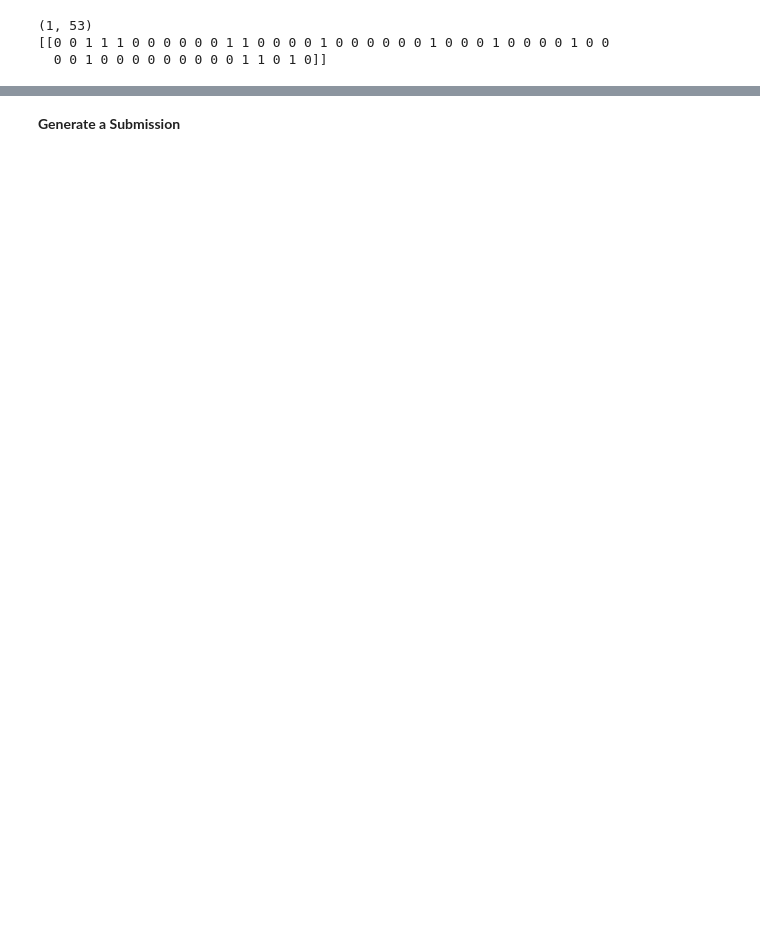
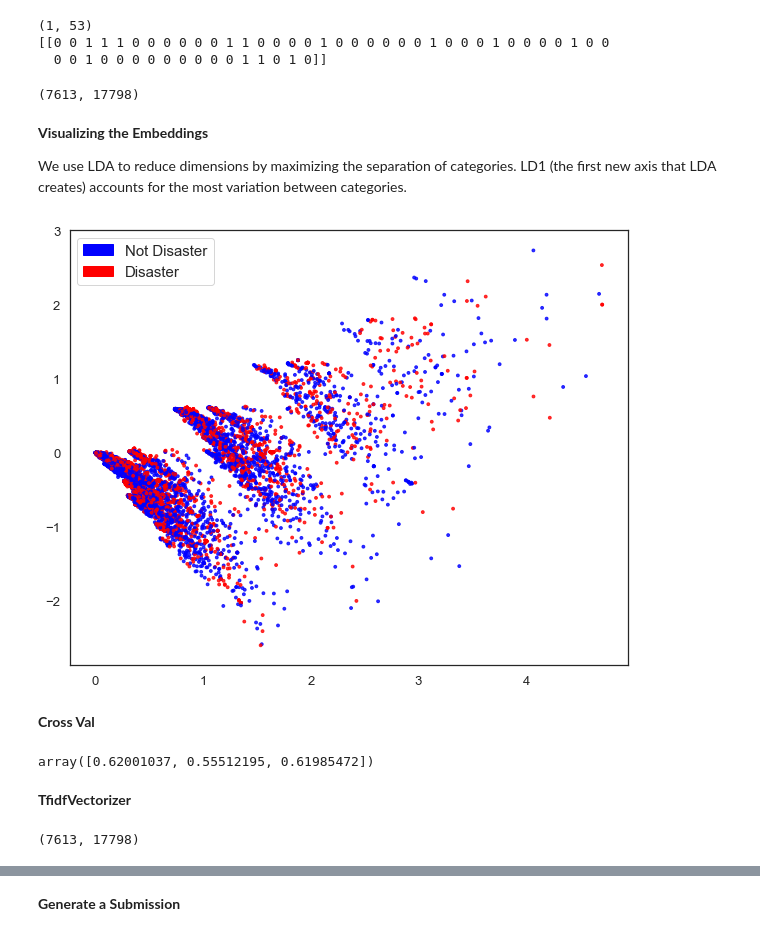
Before and after one commit to amypeniston/kaggle-competitions, a Jupyter notebook: disaster-tweets/3_Simple_Linear_Model.ipynb, the cells around one changed output, grey strips where cells are left out. Drawn from its saved outputs; the diff is of its cells as text; code cells hidden in the pictures; blank space fills up the shorter version.

```diff
--- a/disaster-tweets/3_Simple_Linear_Model.ipynb
+++ b/disaster-tweets/3_Simple_Linear_Model.ipynb
@@ -62,5 +77,5 @@ for dataset in [train, test]:
 # %%
-count_vectorizer = feature_extraction.text.CountVectorizer()
+count_vectorizer = CountVectorizer()
 
-ex_tweets = count_vectorizer.fit_transform(train["text"][0:5])
+ex_embeddings = count_vectorizer.fit_transform(train["text"][0:5])
 # %%
@@ -73,5 +88,40 @@ print(ex_tweets[0].todense())
 # %%
 train_vectors = count_vectorizer.fit_transform(train["text"])
 test_vectors = count_vectorizer.transform(test["text"])
+# %%
+train_vectors.shape
+# %% [output]
+(7613, 17798)
+# %% [markdown]
+**Visualizing the Embeddings**
+
+We use LDA to reduce dimensions by maximizing the separation of categories. LD1 (the first new axis that LDA creates) accounts for the most variation between categories.
+# %%
+# Latent Semantical Analysis (LSA) - apply SVD to sparse input matrix, applied to text after it has been processed with TfidfVectorizer or CountVectorizer
+def plot_LSA(X, y, plot=True):
+    lsa = TruncatedSVD(n_components=2)
+    lsa.fit(X)
+    lsa_scores = lsa.transform(X)
+    color_mapper = {label:idx for idx,label in enumerate(set(y))}
+    color_column = [color_mapper[label] for label in y]
+    colors = ["blue", "red"]
+    if plot:
+        plt.scatter(lsa_scores[:,0], lsa_scores[:,1], s=8, alpha=0.8, c=y, cmap=matplotlib.colors.ListedColormap(colors))
+        blue_patch = mpatches.Patch(color="blue", label="Not Disaster")
+        red_patch = mpatches.Patch(color="red", label="Disaster")
+        plt.legend(handles=[blue_patch, red_patch], prop={"size": 15})
+
+plot_LSA(train_vectors, train["target"])
+plt.show()
+# %% [output]
+[figure, added]
+# %% [markdown]
+**Cross Val**
 # %%
 clf = linear_model.RidgeClassifier(random_state=SEED)
+scores = model_selection.cross_val_score(clf, train_vectors, train["target"], cv=3, scoring="f1")
+scores
+# %% [output]
+array([0.62001037, 0.55512195, 0.61985472])
+# %% [markdown]
+**TfidfVectorizer**
@@ -77,0 +133,4 @@ clf = linear_model.RidgeClassifier(random_state=SEED)
+# %%
+train_vectors_tfidf.shape
+# %% [output]
+(7613, 17798)
```
Also changed, not shown: parts of 17 cells of this notebook, 2 other files.
